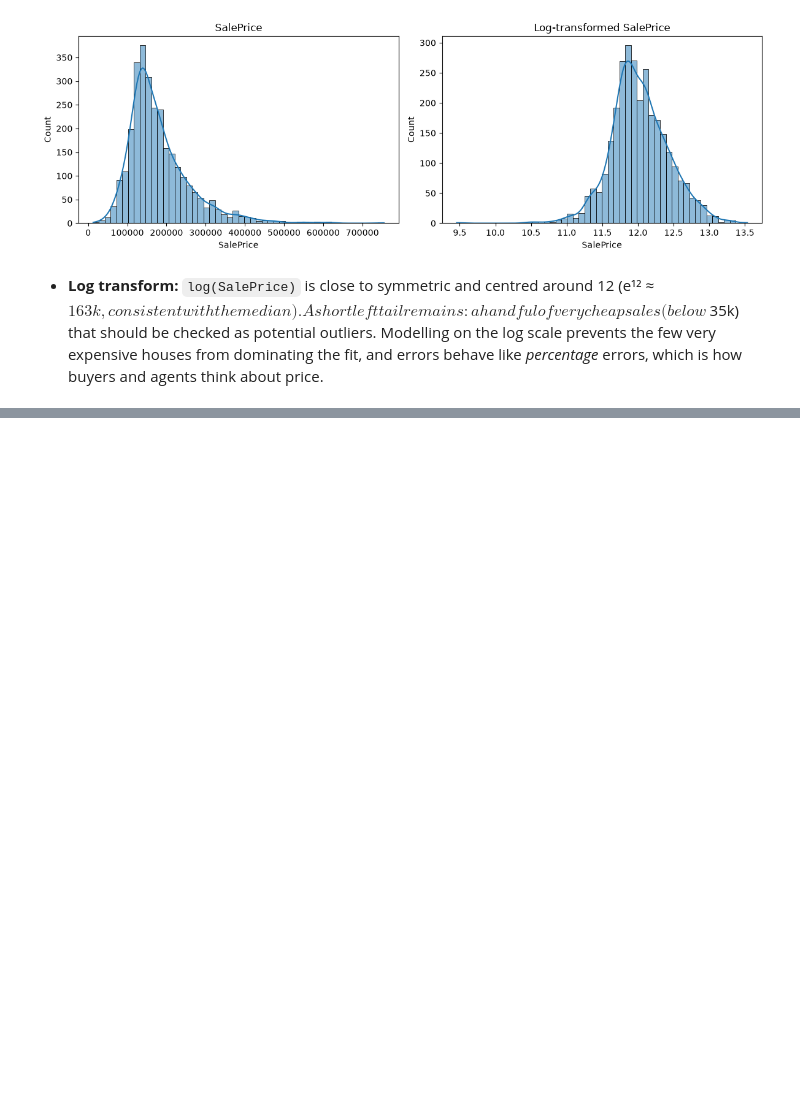
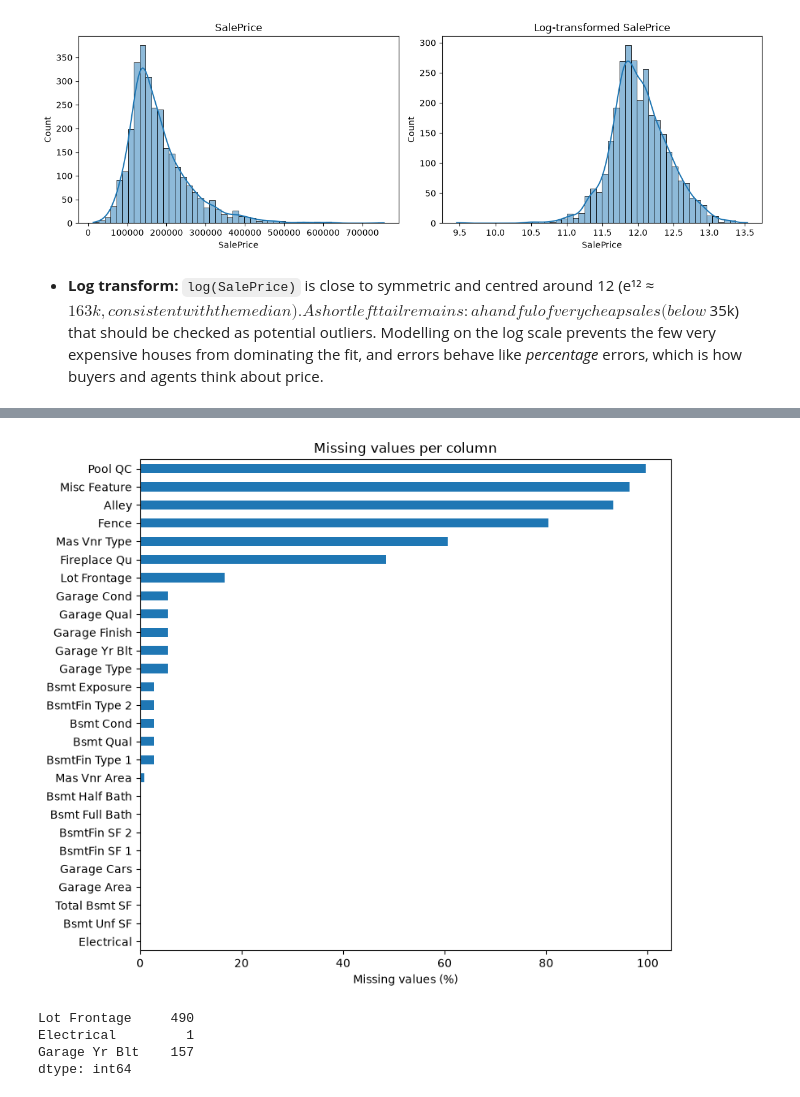
Before and after one commit to DavidRenteria/house-price-prediction, a Jupyter notebook: notebooks/01_eda.ipynb, the cells around one changed output, grey strips where cells are left out. Drawn from its saved outputs; the diff is of its cells as text; code cells hidden in the pictures; blank space fills up the shorter version.

Commit message:
Add missing data in Data Analysis

```diff
--- a/notebooks/01_eda.ipynb
+++ b/notebooks/01_eda.ipynb
@@ -93,0 +96,7 @@ plt.show()
+# %%
+missing = df.isna().sum()
+missing = missing[missing > 0].sort_values(ascending=False)
+missing_pct = (missing / len(df) * 100).round(1)
+
+missing_table = pd.DataFrame({"missing": missing, "percent": missing_pct})
+missing_table
@@ -93,0 +222,10 @@ plt.show()
+# %%
+fig, ax = plt.subplots(figsize=(8, 7))
+missing_pct.sort_values().plot.barh(ax=ax)
+ax.set_xlabel("Missing values (%)")
+ax.set_title("Missing values per column")
+plt.tight_layout()
+plt.savefig("../reports/figures/missing_values.png", dpi=150, bbox_inches="tight")
+plt.show()
+# %% [output]
+[figure, added]
@@ -93,0 +248,8 @@ plt.show()
+# %%
+remaining = df.isna().sum()
+remaining[remaining > 0]
+# %% [output]
+Lot Frontage     490
+Electrical         1
+Garage Yr Blt    157
+dtype: int64
```
Also changed, not shown: parts of 13 cells of this notebook, 1 other file.
